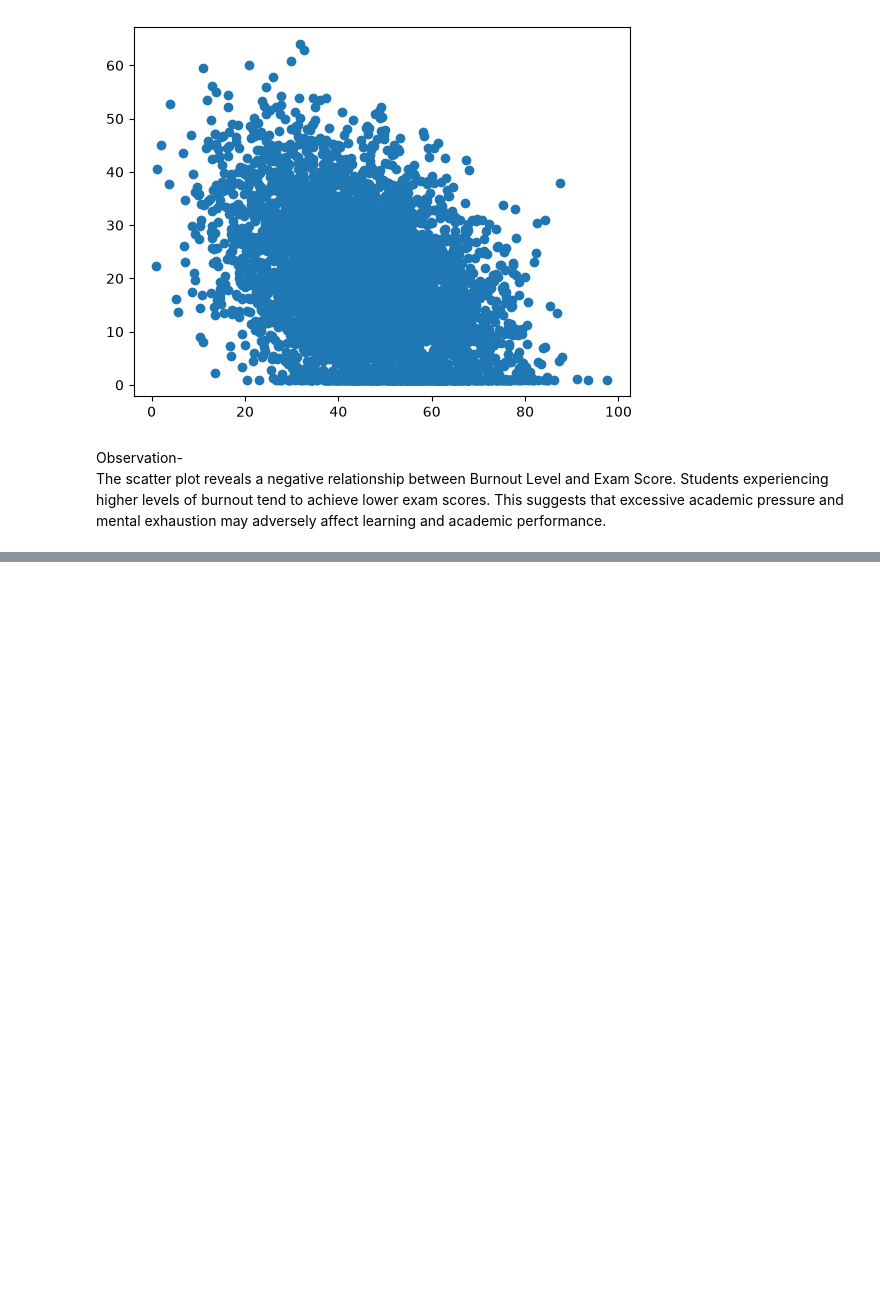
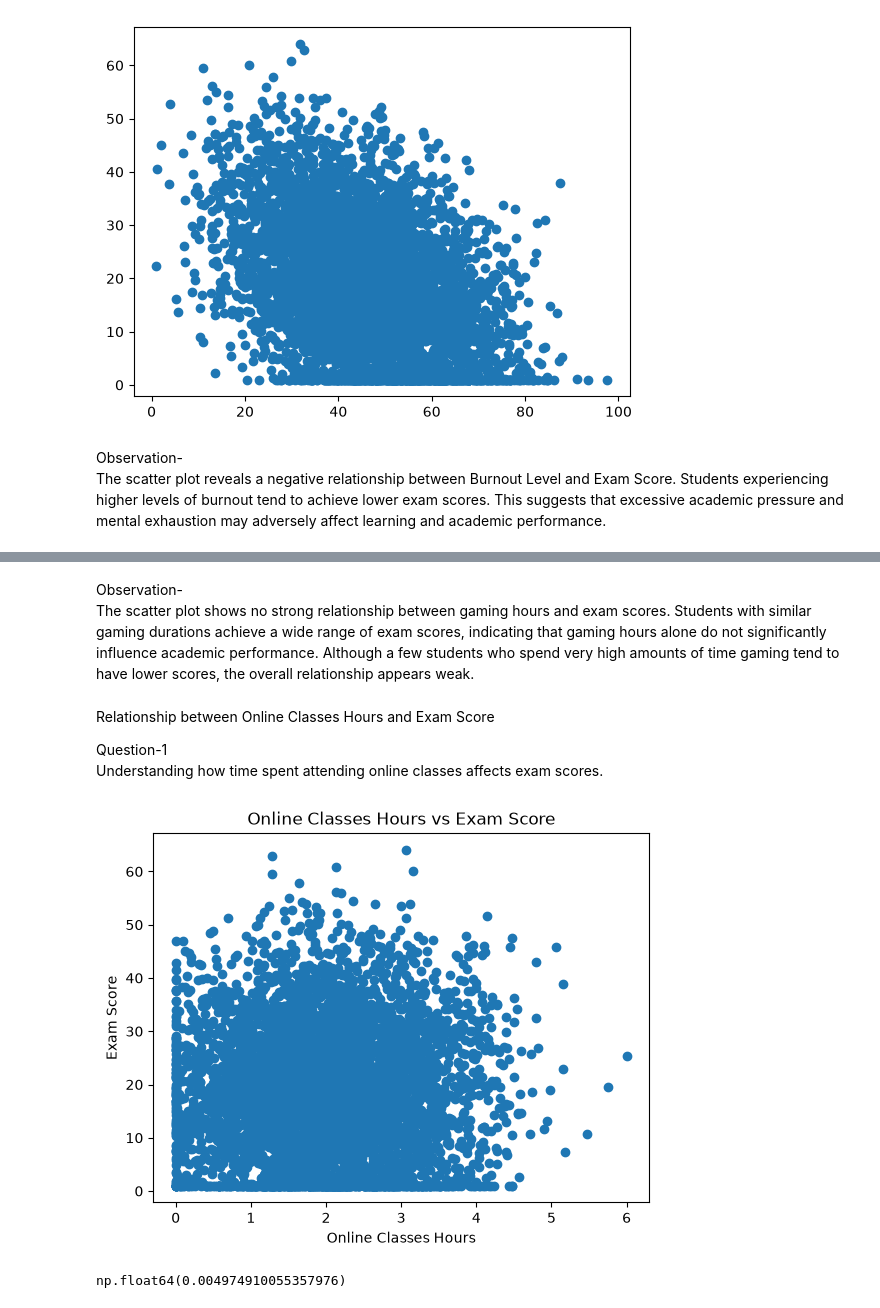
Before and after one commit to KAUSHANISEN/student_score_prediction, a Jupyter notebook: main/test.ipynb, the cells around one changed output, grey strips where cells are left out. Saved outputs shown, nothing was run; the diff lists cells and outputs as text; code cells hidden in the pictures; blank space fills up the shorter version.

```diff
--- a/main/test.ipynb
+++ b/main/test.ipynb
@@ -202,0 +240,20 @@ The scatter plot reveals a negative relationship between Burnout Level and Exam
+# %% [markdown]
+Observation- <br>
+The scatter plot shows no strong relationship between gaming hours and exam scores. Students with similar gaming durations achieve a wide range of exam scores, indicating that gaming hours alone do not significantly influence academic performance. Although a few students who spend very high amounts of time gaming tend to have lower scores, the overall relationship appears weak.
+# %% [markdown]
+Relationship between Online Classes Hours and Exam Score<br>
+
+Question-1<br>
+Understanding how time spent attending online classes affects exam scores.
+# %%
+plt.scatter(df["online_classes_hours"], df["exam_score"])
+plt.xlabel("Online Classes Hours")
+plt.ylabel("Exam Score")
+plt.title("Online Classes Hours vs Exam Score")
+plt.show()
+# %% [output]
+[figure, added]
+# %%
+df["online_classes_hours"].corr(df["exam_score"])
+# %% [output]
+np.float64(0.004974910055357976)
```
Also changed, not shown: parts of 13 cells of this notebook.
